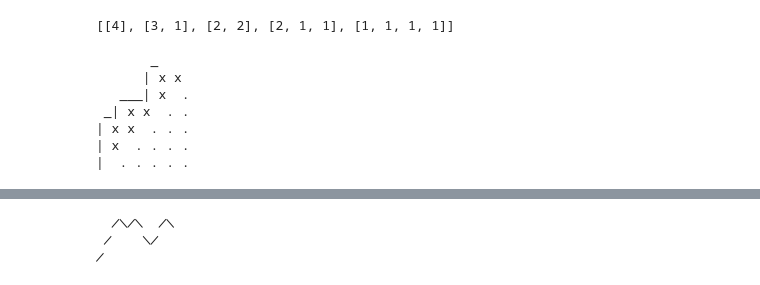
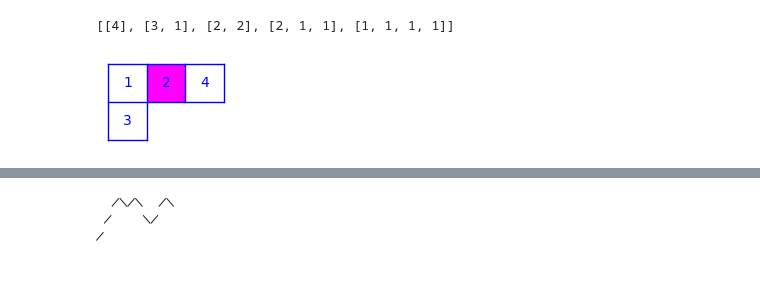
Before and after one commit to passagemath/passagemath-jupyterlite-demo, a Jupyter notebook: content/passagemath-combinat.ipynb, the cells around one changed output, grey strips where cells are left out. Cells and saved outputs as stored; diff of their text form; code cells hidden in the pictures.

```diff
--- a/content/passagemath-combinat.ipynb
+++ b/content/passagemath-combinat.ipynb
@@ -10,15 +10,10 @@ Semistandard tableaux of size 4 and maximum entry 4
 list(iter(Partitions(4)))
 # %% [output]
 [[4], [3, 1], [2, 2], [2, 1, 1], [1, 1, 1, 1]]
+# %%
+t = Tableau([[1,2,4],[3]])
+t.plot(descents=True)
+# %% [output]
+[figure, added]
 # %%
 D = DyckWord([1,1,1,0,1,0,0,1,1,0])
-# %%
-D.pretty_print()
-# %% [output]
-       _
-      | x x
-   ___| x  .
- _| x x  . .
-| x x  . . .
-| x  . . . .
-|  . . . . .
```
Also changed, not shown: parts of 10 cells of this notebook.
